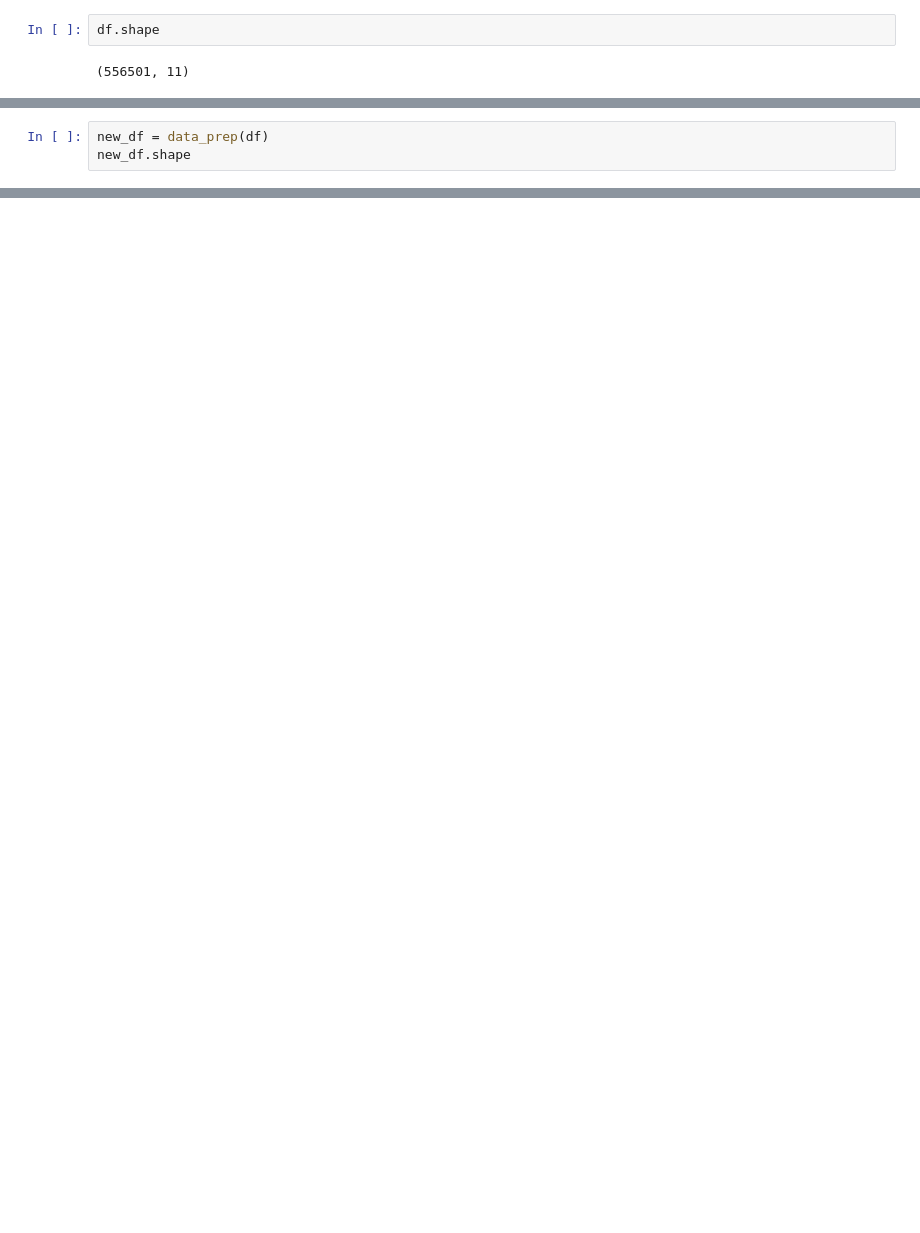
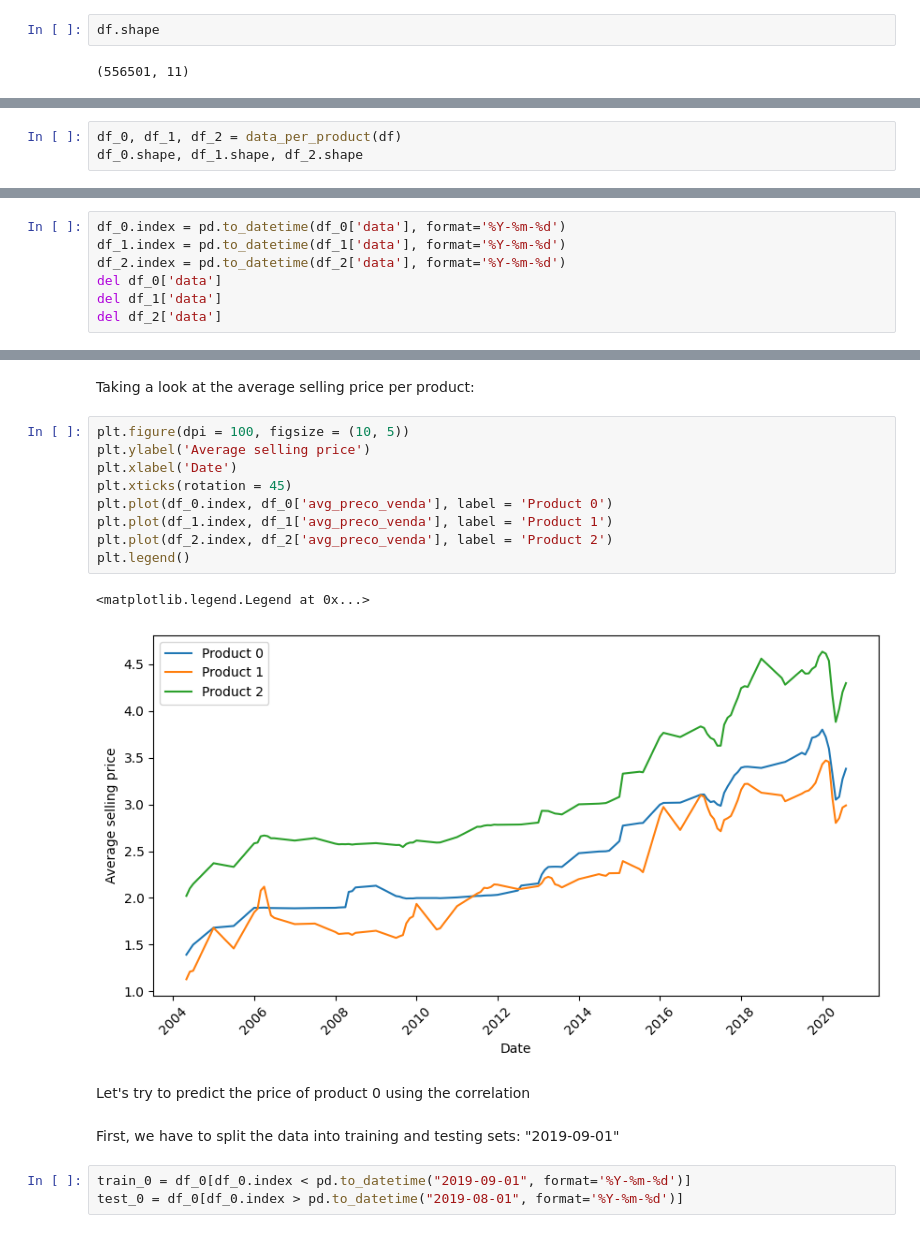
Before and after one commit to natalidesanti/predicting_price_oil_gas, a Jupyter notebook: predicting_oil_gas_price.ipynb, the cells around one changed output, grey strips where cells are left out. Cells and saved outputs as stored; diff of their text form; blank space fills up the shorter version.

```diff
--- a/predicting_oil_gas_price.ipynb
+++ b/predicting_oil_gas_price.ipynb
@@ -149,4 +318,4 @@ df.shape
 # %%
-new_df = data_prep(df)
-new_df.shape
+df_0, df_1, df_2 = data_per_product(df)
+df_0.shape, df_1.shape, df_2.shape
 # %% [output]
@@ -299,0 +390,7 @@ model = RandomForestClassifier(random_state = 42, class_weight = 'balanced')
+# %%
+df_0.index = pd.to_datetime(df_0['data'], format='%Y-%m-%d')
+df_1.index = pd.to_datetime(df_1['data'], format='%Y-%m-%d')
+df_2.index = pd.to_datetime(df_2['data'], format='%Y-%m-%d')
+del df_0['data']
+del df_1['data']
+del df_2['data']
@@ -299,0 +407,21 @@ model = RandomForestClassifier(random_state = 42, class_weight = 'balanced')
+# %% [markdown]
+Taking a look at the average selling price per product:
+# %%
+plt.figure(dpi = 100, figsize = (10, 5))
+plt.ylabel('Average selling price')
+plt.xlabel('Date')
+plt.xticks(rotation = 45)
+plt.plot(df_0.index, df_0['avg_preco_venda'], label = 'Product 0')
+plt.plot(df_1.index, df_1['avg_preco_venda'], label = 'Product 1')
+plt.plot(df_2.index, df_2['avg_preco_venda'], label = 'Product 2')
+plt.legend()
+# %% [output]
+<matplotlib.legend.Legend at 0x...>
+[figure, added]
+# %% [markdown]
+Let's try to predict the price of product 0 using the correlation
+# %% [markdown]
+First, we have to split the data into training and testing sets: "2019-09-01"
+# %%
+train_0 = df_0[df_0.index < pd.to_datetime("2019-09-01", format='%Y-%m-%d')]
+test_0 = df_0[df_0.index > pd.to_datetime("2019-08-01", format='%Y-%m-%d')]
```
Also changed, not shown: parts of 65 cells of this notebook, 2 other files.
